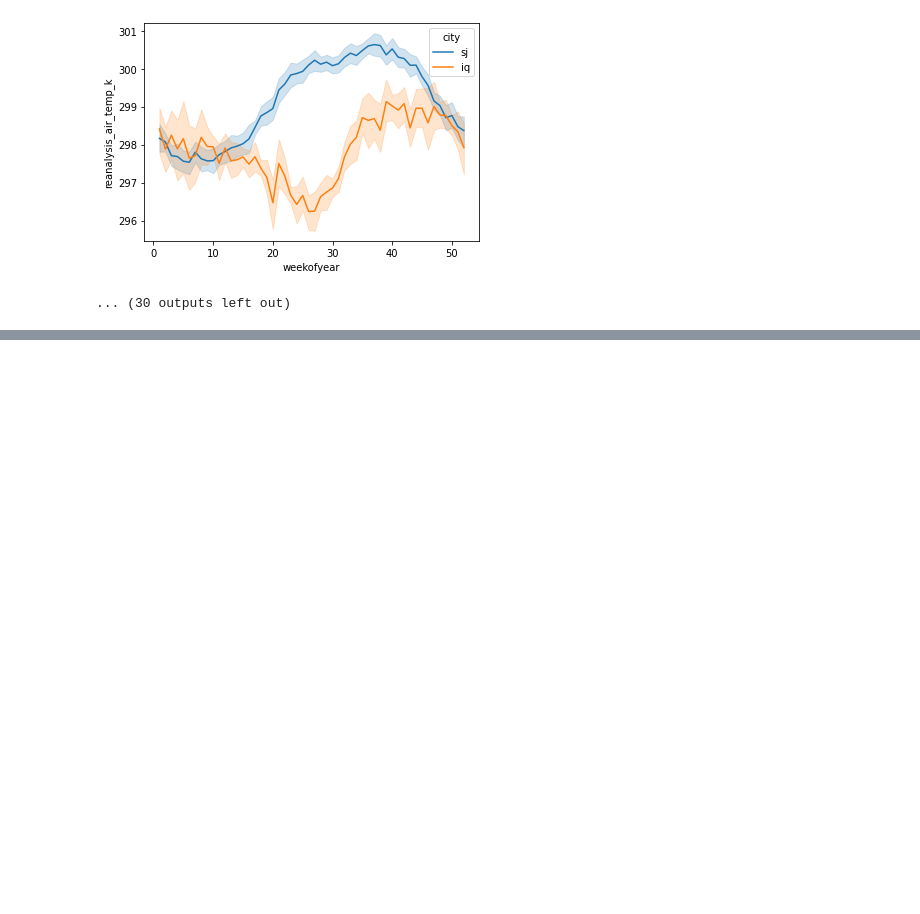
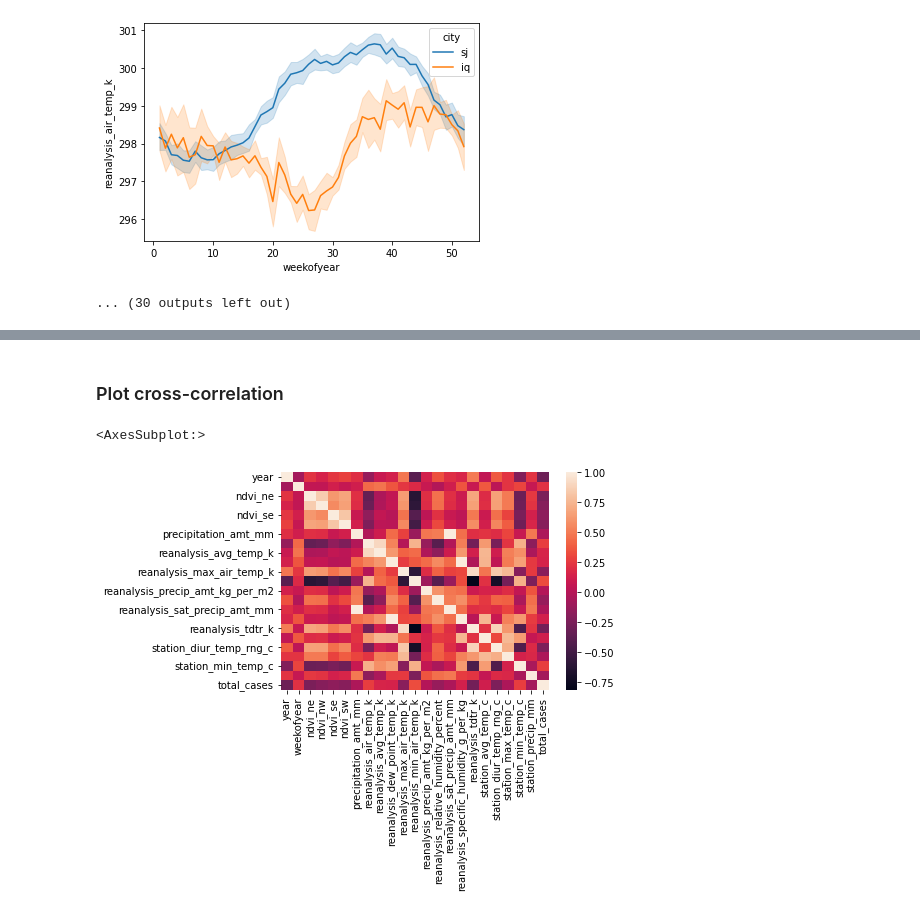
Before and after one commit to bleand/dengai, a Jupyter notebook: Initial_exploration.ipynb, the cells around one changed output, grey strips where cells are left out. Saved outputs shown, nothing was run; the diff lists cells and outputs as text; code cells hidden in the pictures; blank space fills up the shorter version.

```diff
--- a/Initial_exploration.ipynb
+++ b/Initial_exploration.ipynb
@@ -169,0 +190,7 @@ reanalysis_air_temp_k
+# %% [markdown]
+### Plot cross-correlation
+# %%
+sns.heatmap(train_df.corr())
+# %% [output]
+<AxesSubplot:>
+[figure, added]
```
Also changed, not shown: parts of 7 cells of this notebook, 1 other file.
